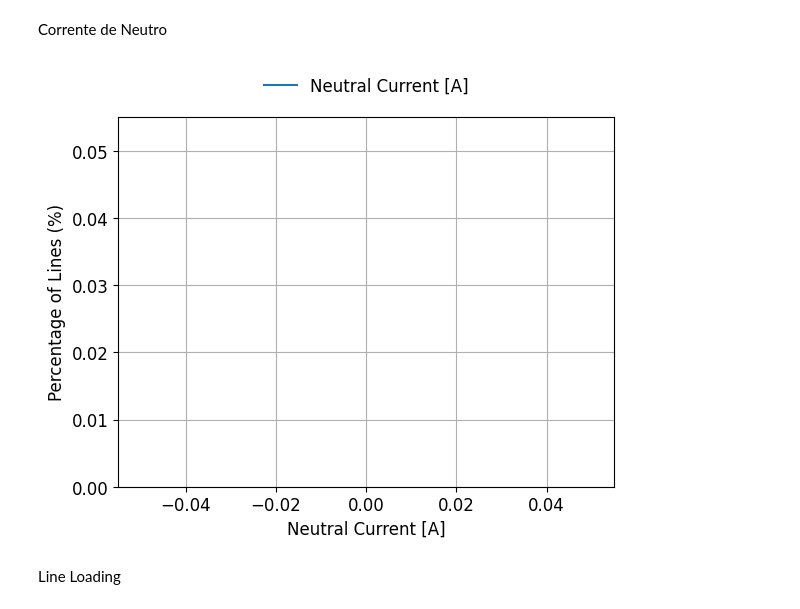
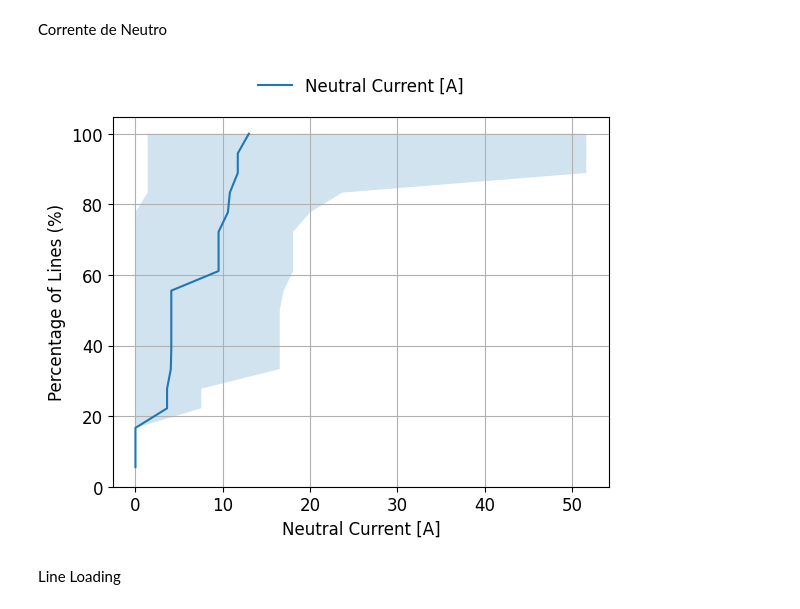
Before and after one commit to glmoritz/pandapower_tests, a Jupyter notebook: duilio_plots_postgres.ipynb, the cells around one changed output. Saved outputs shown, nothing was run; the diff lists cells and outputs as text; code cells hidden in the pictures.

Commit message:
First complete version of Duilio Simulation and Plots

```diff
--- a/duilio_plots_postgres.ipynb
+++ b/duilio_plots_postgres.ipynb
@@ -607,39 +626,74 @@ plt.show()
 # %% [markdown]
 Corrente de Neutro
 # %%
-# Filter columns that match the Bus voltage magnitude pattern
-neutral_current_columns = [col for col in df.columns if re.search(r"Line-\d+-I_n_from\[kA\]$", col)]
-neutral_current_df = df[neutral_current_columns]*1e3
+import pandas as pd
+import matplotlib.pyplot as plt
+
+lv_buses = []
+# --- Step 1: Collect all bus descendants from trafos ---
+
+all_line_data = {}
+
+#we will start from each trafo lv_bus and traverse the graph to collect all lines that connect its descendents
+to_visit = net.trafo['lv_bus'].values.tolist()
+while to_visit:
+    current_bus = to_visit.pop()
+
+    #get all lines from current_bus
+    bus_lines = net.line[net.line['from_bus']==current_bus]
+
+    #iterate over lines, getting its neutral current
+    for idx, line in bus_lines.iterrows():
+        #the line destination must be visited too
+        to_visit.append(line['to_bus'])
+
+        #get all neutral current for the phases of this line
+
+        output_name = f"I_n_from[kA]"
+        df = get_timeseries_data(
+            conn,
+            simulation_output_id,
+            element_type="line",
+            element_idxs=idx,
+            output_name=output_name
+        )
+
+        if not df.empty:
+            all_line_data[f"Line-{idx}-{output_name}"] = df["total_quantity"].values*1e3  # Convert kA to A
+
+
+# --- Step 3: Organize into DataFrame ---
+neutral_current_df = pd.DataFrame(dict([(k, pd.Series(v)) for k, v in all_line_data.items()]))
 
 # Calculate statistics
 stats_df = pd.DataFrame({
     'Average': neutral_current_df.mean(),
     'Max': neutral_current_df.max(),
     'Min': neutral_current_df.min()
 })
 
 # Extract each column as vectors
 average_vector = stats_df['Average'].values  # as NumPy array
 max_vector = stats_df['Max'].values         # as NumPy array
 min_vector = stats_df['Min'].values         # as NumPy array
 
 plot_cdf_with_shadow(average_vector, max_vector, min_vector, 'Neutral Current [A]')
 
 plt.xlabel('Neutral Current [A]', fontsize=12)
 plt.ylabel('Percentage of Lines (%)', fontsize=12)
 plt.xticks(fontsize=12)                                    # Tamanho dos números no eixo X
 plt.yticks(fontsize=12)                                    # Tamanho dos números no eixo Y
 #plt.legend(fontsize=12, loc='best', fontsize=12)
 #plt.xlim(10, 52)
 plt.ylim(0, None)
 plt.grid(True)
 #plt.axvline(x=0.93, color='red', linestyle='--', linewidth=1.5, label='Prodist Minimum Bound')
 #plt.axvline(x=1.05, color='red', linestyle='--', linewidth=1.5, label='Prodist Maximum Bound')
 #plt.legend(loc='upper right', bbox_to_anchor=(1.00, 1.22), fontsize=12)
 plt.legend(loc='lower center', bbox_to_anchor=(0.5, 1.02), fontsize=12, ncol=2, frameon=False)
 plt.show()
 # %% [output]
-[figure, old version]
+[figure, new version]
 # %% [markdown]
 Line Loading
 # %%
```
Also changed, not shown: parts of 11 cells of this notebook, 1 other file.
